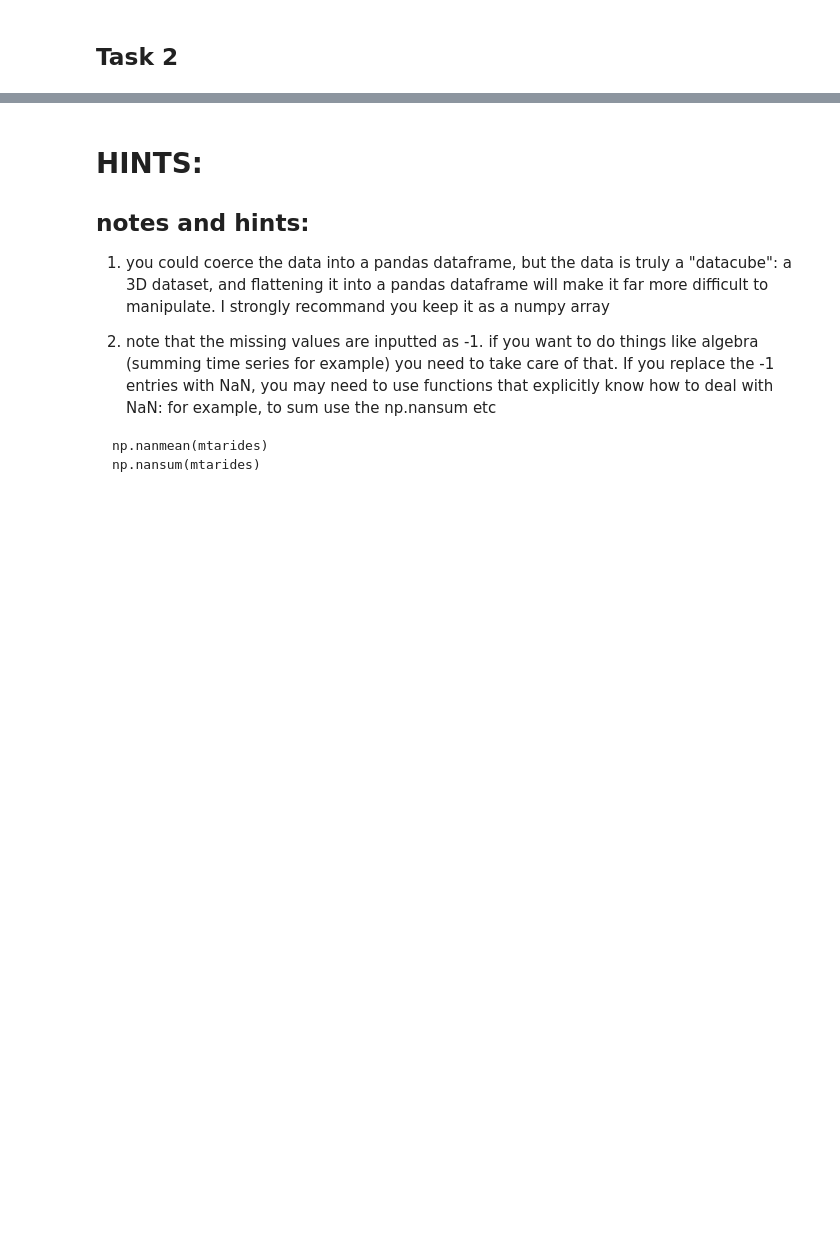
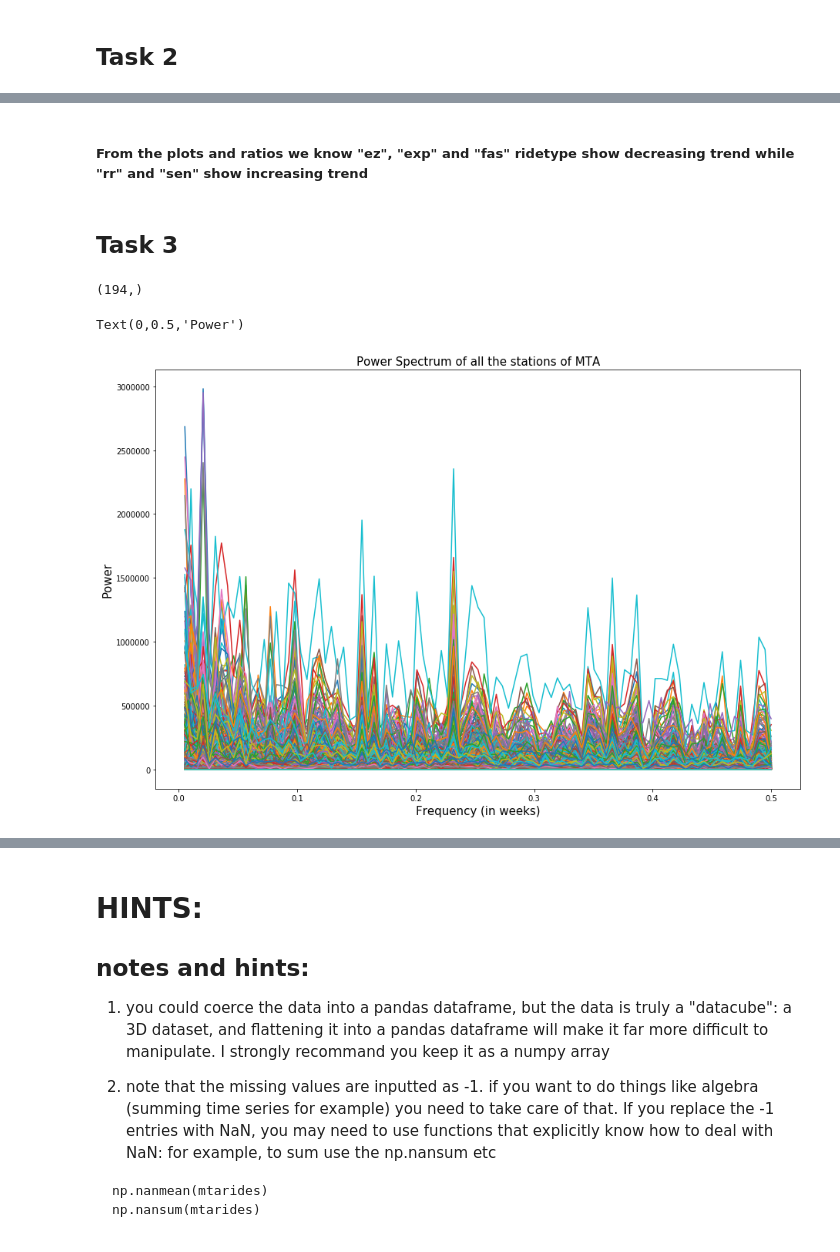
Before and after one commit to gauravcusp/Urban_Informatics_Coding_Assignments, a Jupyter notebook: HW10_gb1877/HW10_gb1877.ipynb, the cells around one changed output, grey strips where cells are left out. Cells and saved outputs as stored; diff of their text form; code cells hidden in the pictures; blank space fills up the shorter version.

```diff
--- a/HW10_gb1877/HW10_gb1877.ipynb
+++ b/HW10_gb1877/HW10_gb1877.ipynb
@@ -158,0 +205,7 @@ pl.plot(alltype, '.-')
+# %%
+for i in range(len(usertype_df.columns)):
+    fullertest = sm.tsa.adfuller(usertype_df.iloc[:,i])
+    if fullertest[0] > fullertest[4]['5%']:
+        pass
+    else:
+        print('{} usertype is stationary'.format(ridetype[i]))
@@ -158,0 +241,25 @@ pl.plot(alltype, '.-')
+# %% [markdown]
+##### From the plots and ratios we know "ez", "exp" and  "fas" ridetype show decreasing trend while "rr" and "sen" show increasing trend
+# %% [markdown]
+## Task 3
+# %%
+## aggregating the data by stations
+stations = np.nansum(data, axis=1)
+# %%
+stations[1].shape
+# %% [output]
+(194,)
+# %%
+## plotting the power spectrum of the stations time series
+fig = pl.figure(figsize=(15,10))
+ax = fig.add_subplot(111)
+
+for i in range(len(stations)):
+    f = np.abs(np.fft.rfft(stations[i]))
+    ax.plot(np.fft.rfftfreq(len(stations[1]), 1.0)[1:], (f[1:]), '-')
+ax.set_title('Power Spectrum of all the stations of MTA', fontsize=15)
+ax.set_xlabel('Frequency (in weeks)', fontsize=15)
+ax.set_ylabel('Power', fontsize=15)
+# %% [output]
+Text(0,0.5,'Power')
+[figure, added]
```
Also changed, not shown: parts of 33 cells of this notebook.
